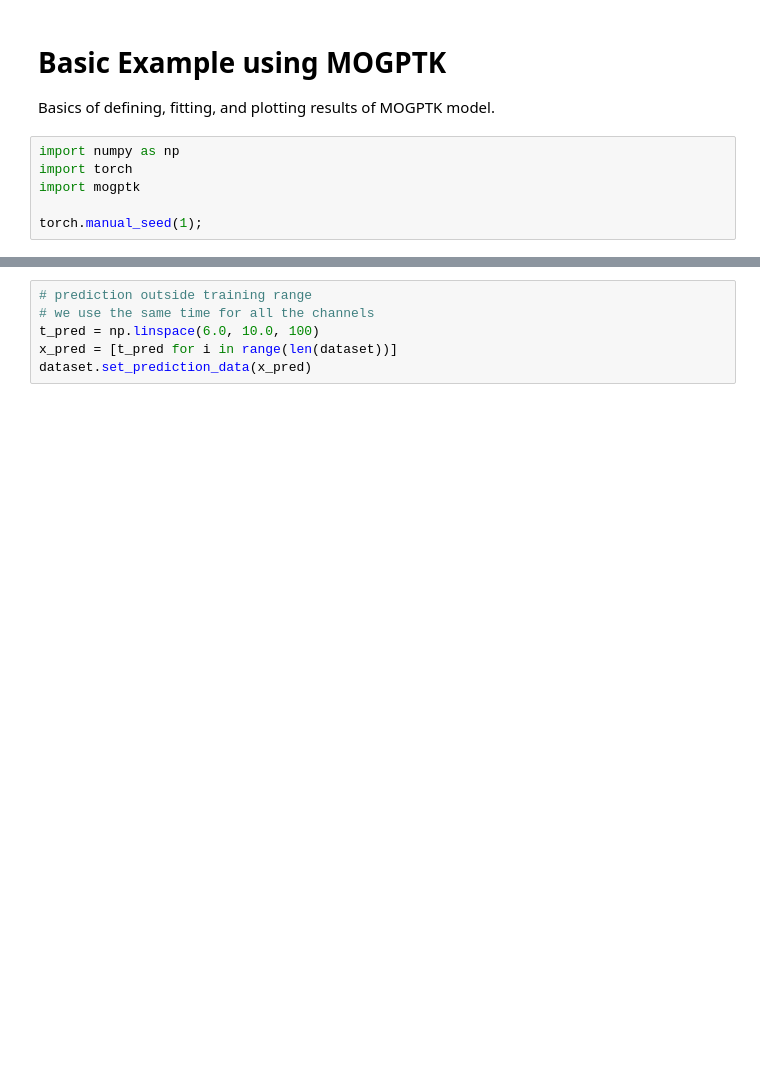
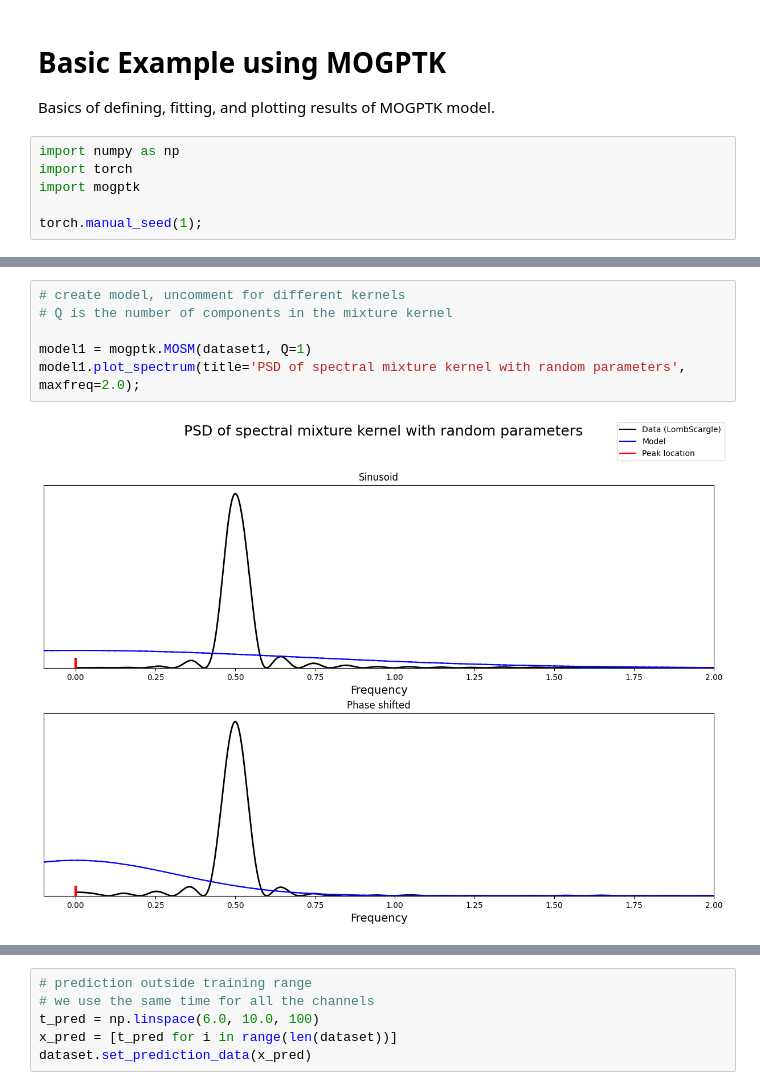
Before and after one commit to shihchingfu/mogptk-examples, a Jupyter notebook: 00-quick-start.ipynb, the cells around one changed output, grey strips where cells are left out. Drawn from its saved outputs; the diff is of its cells as text; blank space fills up the shorter version.

```diff
--- a/00-quick-start.ipynb
+++ b/00-quick-start.ipynb
@@ -30,0 +55,8 @@ $$Y_4 \mid t \sim \mathcal{N}\left(3\sin(6(t-2)), 0.3^2\right)$$
+# %%
+# create model, uncomment for different kernels
+# Q is the number of components in the mixture kernel
+
+model1 = mogptk.MOSM(dataset1, Q=1)
+model1.plot_spectrum(title='PSD of spectral mixture kernel with random parameters', maxfreq=2.0);
+# %% [output]
+[figure, added]
```
Also changed, not shown: parts of 22 cells of this notebook.
